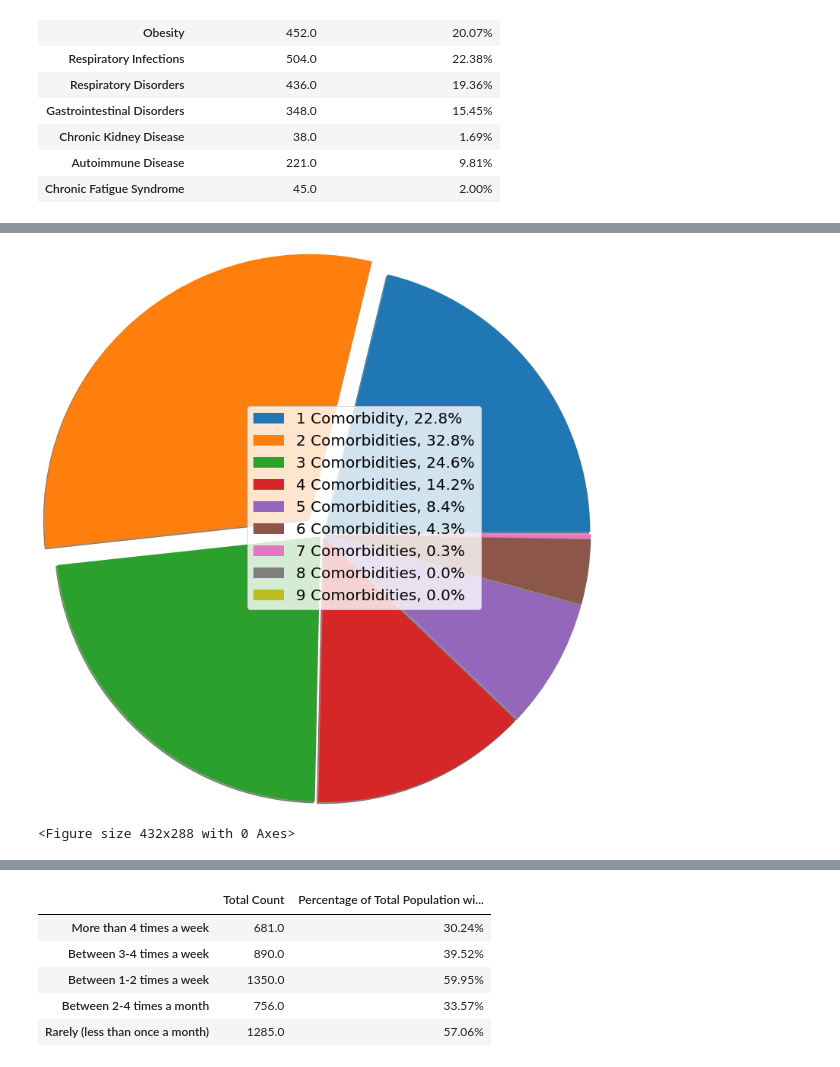
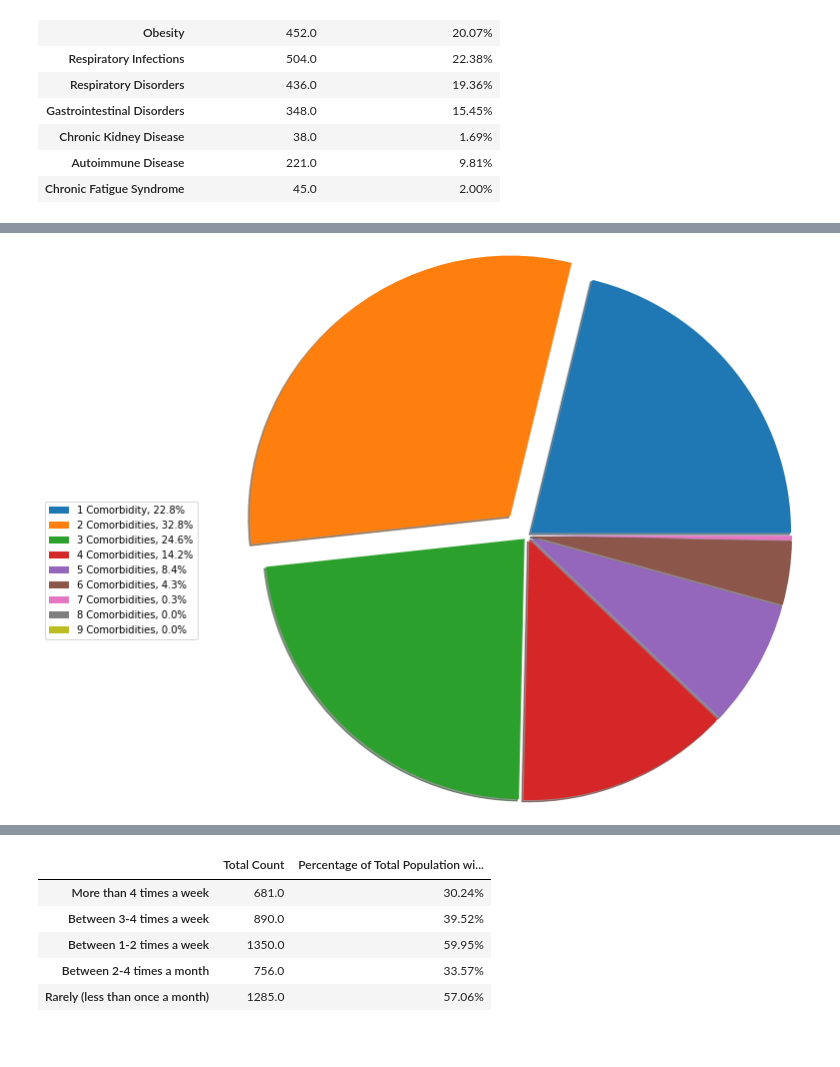
Before and after one commit to nladkins/Project-1-EDA, a Jupyter notebook: Project 1_Kristen.ipynb, the cells around one changed output, grey strips where cells are left out. Saved outputs shown, nothing was run; the diff lists cells and outputs as text; code cells hidden in the pictures.

```diff
--- a/Project 1_Kristen.ipynb
+++ b/Project 1_Kristen.ipynb
@@ -4,10 +4,11 @@ import matplotlib.pyplot as plt
 import pandas as pd
 import scipy.stats as st
 import numpy as np
+import seaborn as sn
 
 # Study data files
-preexisting_path = "/Users/kristenhanold/Desktop/df_us_filtered.csv"
-nonexisting_path = "/Users/kristenhanold/Desktop/nonexisting_us.csv"
+preexisting_path = "df_us_filtered.csv"
+nonexisting_path = "nonexisting_us.csv"
 
 # Read the mouse data and the study results
 old_preexisting_data = pd.read_csv(preexisting_path)
@@ -321,38 +322,37 @@ fiveMedicalConditions = round((clean_top_comorbs_df['results'].where(clean_top_c
 sixMedicalConditions = round((clean_top_comorbs_df['results'].where(clean_top_comorbs_df['results'] == 6).sum()/preexisting_count)*100, 2)
 sevenMedicalConditions = round((clean_top_comorbs_df['results'].where(clean_top_comorbs_df['results'] == 7).sum()/preexisting_count)*100, 2)
 eightMedicalConditions = round((clean_top_comorbs_df['results'].where(clean_top_comorbs_df['results'] == 8).sum()/preexisting_count)*100, 2)
 nineMedicalConditions = round((clean_top_comorbs_df['results'].where(clean_top_comorbs_df['results'] == 9).sum()/preexisting_count)*100, 2)
 
 medicalConditions_dict = {
     '1 Comorbidity': oneMedicalCondition,
     '2 Comorbidities': twoMedicalConditions,
     '3 Comorbidities': threeMedicalConditions,
     '4 Comorbidities': fourMedicalConditions,
     '5 Comorbidities': fiveMedicalConditions,
     '6 Comorbidities': sixMedicalConditions,
     '7 Comorbidities': sevenMedicalConditions,
     '8 Comorbidities': eightMedicalConditions,
     '9 Comorbidities': nineMedicalConditions
 }
 
 # Get the Keys and store them in a list
 labels = list(medicalConditions_dict.keys())
 
 # Get the Values and store them in a list
 values = list(medicalConditions_dict.values())
 
 labels = [f'{l}, {s:0.1f}%' for l, s in zip(labels, values)]
 
 explode = (0.05, 0.3, 0.05, 0.05, 0.05, 0.05, 0.05, 0.05, 0.05)
 
-plt.pie(values, explode = explode, radius = 4, shadow = True,
+plt.pie(values, explode = explode, radius = 3, shadow = True,
         textprops={'fontsize': 14})
-plt.legend(values, loc = 'lower left', labels=labels, prop={"size":20})
+plt.tight_layout()
+plt.legend(labels, bbox_to_anchor=(-1,0), loc="lower right")
 plt.show()
-plt.tight_layout()
 # %% [output]
-[figure, old version]
+[figure, new version]
-<Figure size 432x288 with 0 Axes>
 # %%
 # pie chart comparing individuals with pre-existing conditions and individuals with no pre-existing conditions
 
```
Also changed, not shown: parts of 7 cells of this notebook, 1 other file.
